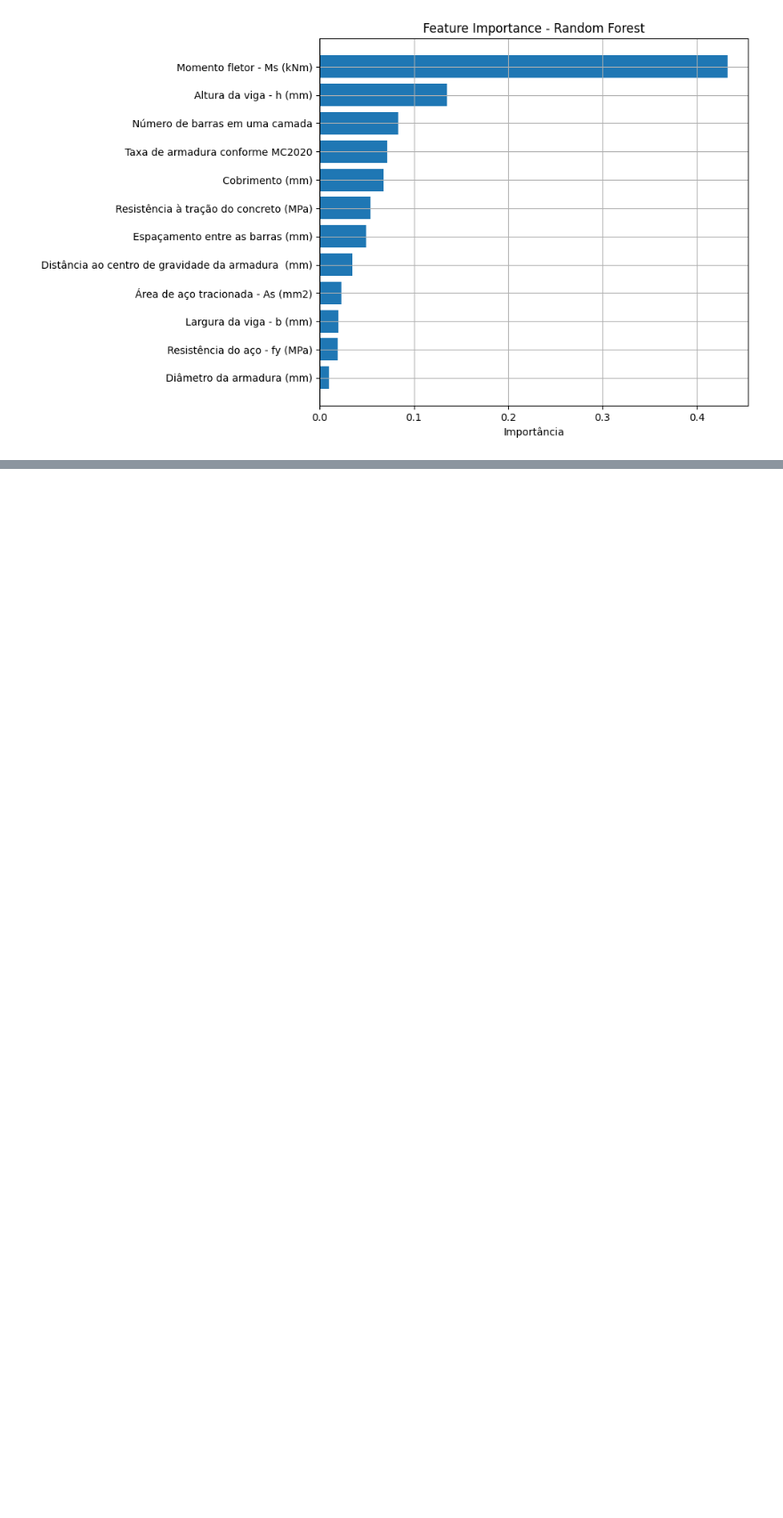
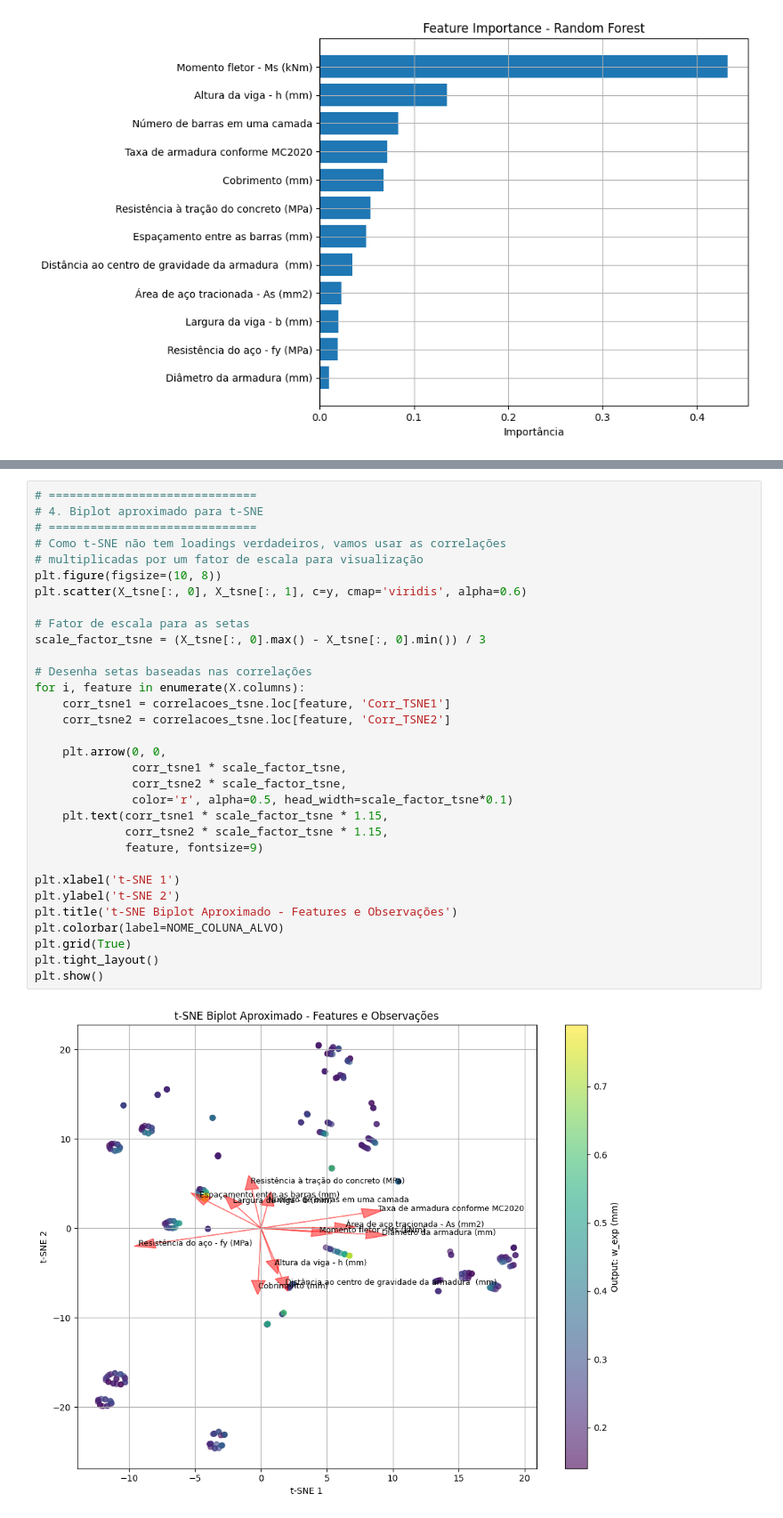
Before and after one commit to wmpjrufg/crack_prediction_symbolic_regression, a Jupyter notebook: pca_tsne.ipynb, the cells around one changed output, grey strips where cells are left out. Shown at 89% size. Cells and saved outputs as stored; diff of their text form; blank space fills up the shorter version.

```diff
--- a/pca_tsne.ipynb
+++ b/pca_tsne.ipynb
@@ -316,0 +387,34 @@ plt.show()
+# %%
+# ==============================
+# 4. Biplot aproximado para t-SNE
+# ==============================
+# Como t-SNE não tem loadings verdadeiros, vamos usar as correlações
+# multiplicadas por um fator de escala para visualização
+plt.figure(figsize=(10, 8))
+plt.scatter(X_tsne[:, 0], X_tsne[:, 1], c=y, cmap='viridis', alpha=0.6)
+
+# Fator de escala para as setas
+scale_factor_tsne = (X_tsne[:, 0].max() - X_tsne[:, 0].min()) / 3
+
+# Desenha setas baseadas nas correlações
+for i, feature in enumerate(X.columns):
+    corr_tsne1 = correlacoes_tsne.loc[feature, 'Corr_TSNE1']
+    corr_tsne2 = correlacoes_tsne.loc[feature, 'Corr_TSNE2']
+
+    plt.arrow(0, 0,
+              corr_tsne1 * scale_factor_tsne,
+              corr_tsne2 * scale_factor_tsne,
+              color='r', alpha=0.5, head_width=scale_factor_tsne*0.1)
+    plt.text(corr_tsne1 * scale_factor_tsne * 1.15,
+             corr_tsne2 * scale_factor_tsne * 1.15,
+             feature, fontsize=9)
+
+plt.xlabel('t-SNE 1')
+plt.ylabel('t-SNE 2')
+plt.title('t-SNE Biplot Aproximado - Features e Observações')
+plt.colorbar(label=NOME_COLUNA_ALVO)
+plt.grid(True)
+plt.tight_layout()
+plt.show()
+# %% [output]
+[figure, added]
```
Also changed, not shown: parts of 6 cells of this notebook.
